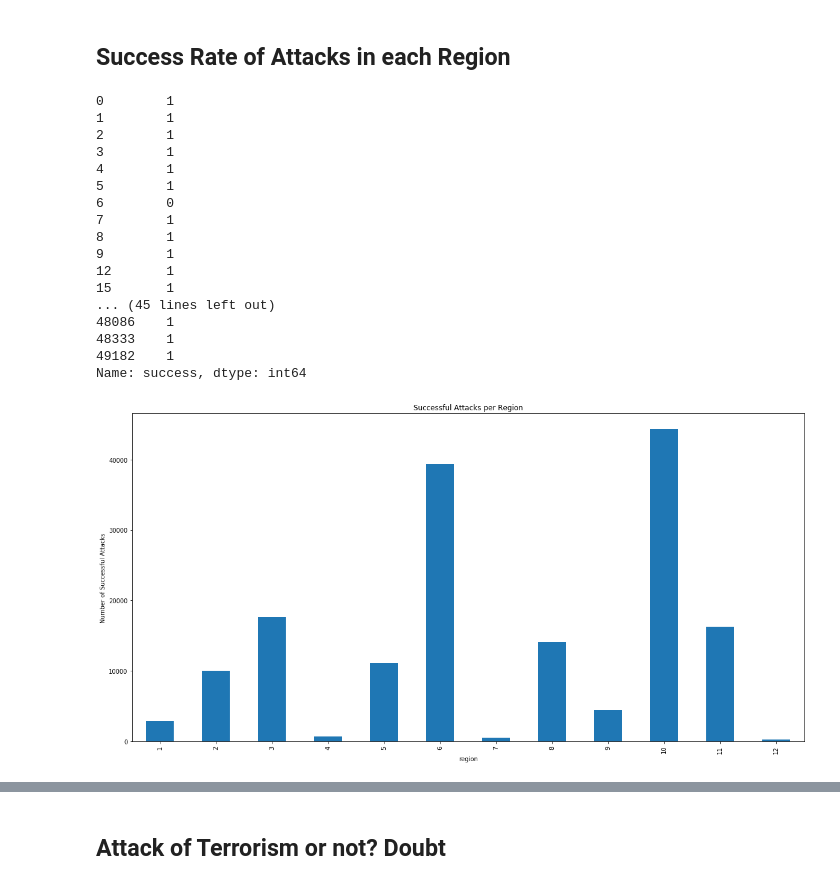
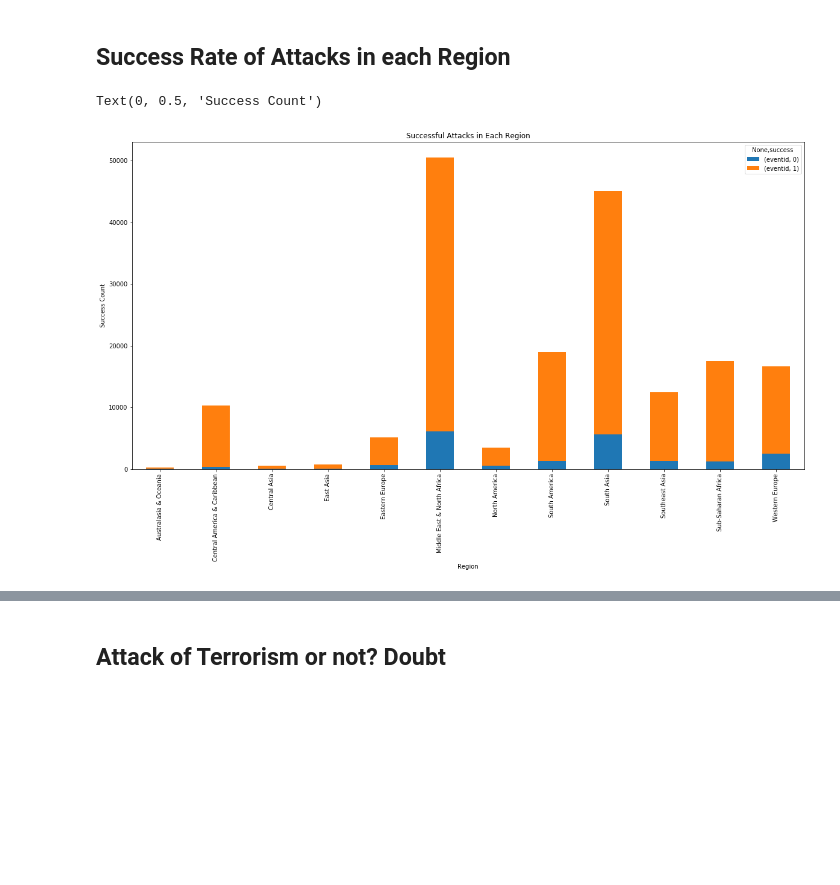
Before and after one commit to RHaile/project-one, a Jupyter notebook: GlobalTerrorismJae.ipynb, the cells around one changed output, grey strips where cells are left out. Saved outputs shown, nothing was run; the diff lists cells and outputs as text; code cells hidden in the pictures; blank space fills up the shorter version.

```diff
--- a/GlobalTerrorismJae.ipynb
+++ b/GlobalTerrorismJae.ipynb
@@ -4,12 +4,12 @@ import matplotlib.pyplot as plt
 import numpy as np
 # %%
 file = "Resource/globalterrorism.csv"
-terrorism = pd.read_csv(file,encoding="ISO-8859-1")
-terrorism.head()
-terrorism.count()
-terrorismdf = terrorism.dropna(how='any')
-terrorismdf.count()
-terrorismdf.dtypes
-terrorismdf['success'] = pd.to_numeric(terrorismdf['success'])
+gtd= pd.read_csv(file,encoding="ISO-8859-1")
+gtd.head()
+gtd.count()
+gtddf = terrorism.dropna(how='any')
+gtddf.count()
+gtddf.dtypes
+gtddf['success'] = pd.to_numeric(terrorismdf['success'])
 # %% [markdown]
 ## Attacks by Region, City, and Country
@@ -54,31 +78,13 @@ array([<matplotlib.axes._subplots.AxesSubplot object at 0x...>],
 ## Success Rate of Attacks in each Region
 # %%
 #success rate by region
-regionsuccess = terrorism.groupby("region")["success"]
-success = regionsuccess.sum()
-successes = regionsuccess.count()
-bar = success.plot(kind="bar", figsize=(20,10))
-plt.title('Successful Attacks per Region')
-plt.xlabel('region')
-plt.ylabel('Number of Successful Attacks')
-regionsuccess.head()
-#unique to seperate into 1 and 0
+regionsuccess = pd.DataFrame(gtd,columns = ["region_txt","success","eventid"])
+newdf = regionsuccess.groupby(["region_txt","success"]).count()
+newdf.reset_index(inplace = True)
+regionsuccessgraph = newdf.groupby(["region_txt","success"]).max().unstack().plot(kind = "bar",stacked = True, figsize = (20,10))
+plt.title("Successful Attacks in Each Region")
+plt.xlabel("Region")
+plt.ylabel("Success Count")
 # %% [output]
-0        1
-1        1
-2        1
-3        1
-4        1
-5        1
-6        0
-7        1
-8        1
-9        1
-12       1
-15       1
-... (45 lines left out)
-48086    1
-48333    1
-49182    1
-Name: success, dtype: int64
+Text(0, 0.5, 'Success Count')
-[figure, old version]
+[figure, new version]
```
Also changed, not shown: parts of 10 cells of this notebook.
